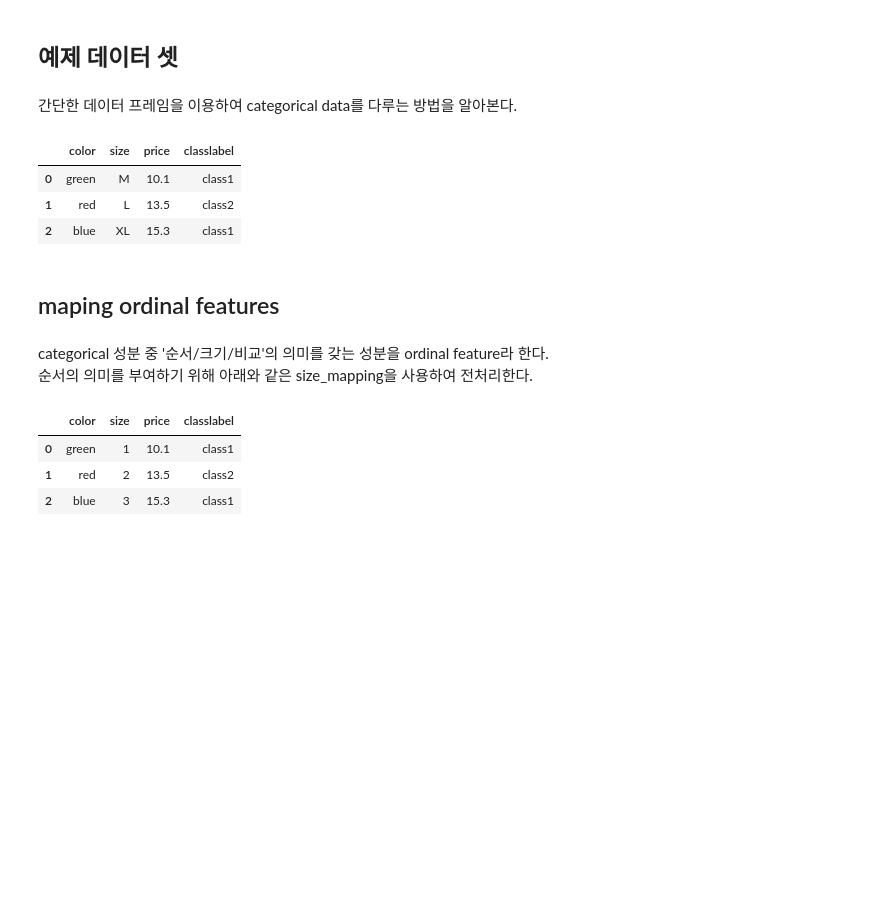
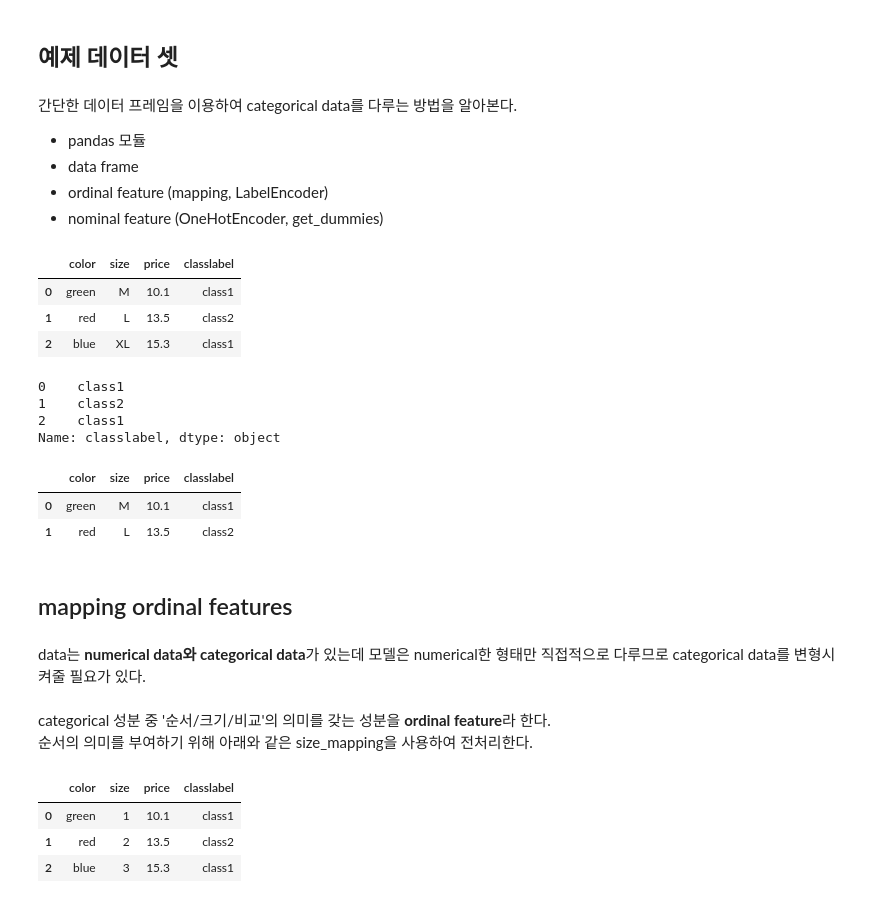
Before and after one commit to Fintech-2019/machine-learning, a Jupyter notebook: 01P_ML_Data Preprocessing.ipynb, the cells around one changed output. Drawn from its saved outputs; the diff is of its cells as text; code cells hidden in the pictures; blank space fills up the shorter version.

```diff
--- a/01P_ML_Data Preprocessing.ipynb
+++ b/01P_ML_Data Preprocessing.ipynb
@@ -3,7 +11,11 @@
 # %% [markdown]
 ## 예제 데이터 셋
 # %% [markdown]
-간단한 데이터 프레임을 이용하여 categorical data를 다루는 방법을 알아본다.
+간단한 데이터 프레임을 이용하여 categorical data를 다루는 방법을 알아본다.<br>
+- pandas 모듈
+- data frame
+- ordinal feature (mapping, LabelEncoder)
+- nominal feature (OneHotEncoder, get_dummies)
 # %%
 import pandas as pd
 
@@ -18,10 +30,25 @@ df
 | 0 | green | M | 10.1 | class1 |
 | 1 | red | L | 13.5 | class2 |
 | 2 | blue | XL | 15.3 | class1 |
+# %%
+df['classlabel']
+# %% [output]
+0    class1
+1    class2
+2    class1
+Name: classlabel, dtype: object
+# %%
+df[:2]
+# %% [output]
+|  | color | size | price | classlabel |
+| 0 | green | M | 10.1 | class1 |
+| 1 | red | L | 13.5 | class2 |
 # %% [markdown]
-## maping ordinal features
+## mapping ordinal features
+# %% [markdown]
+data는 **numerical data와 categorical data**가 있는데 모델은 numerical한 형태만 직접적으로 다루므로 categorical data를 변형시켜줄 필요가 있다.
 # %% [markdown]
-categorical 성분 중 '순서/크기/비교'의 의미를 갖는 성분을 ordinal feature라 한다.<br>
+categorical 성분 중 '순서/크기/비교'의 의미를 갖는 성분을 **ordinal feature**라 한다.<br>
 순서의 의미를 부여하기 위해 아래와 같은 size_mapping을 사용하여 전처리한다.
 # %%
 # dictionary type
```
Also changed, not shown: parts of 24 cells of this notebook.
